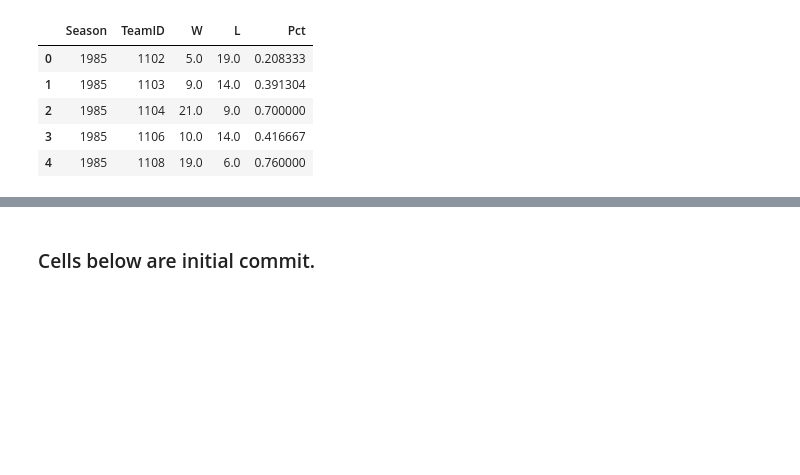
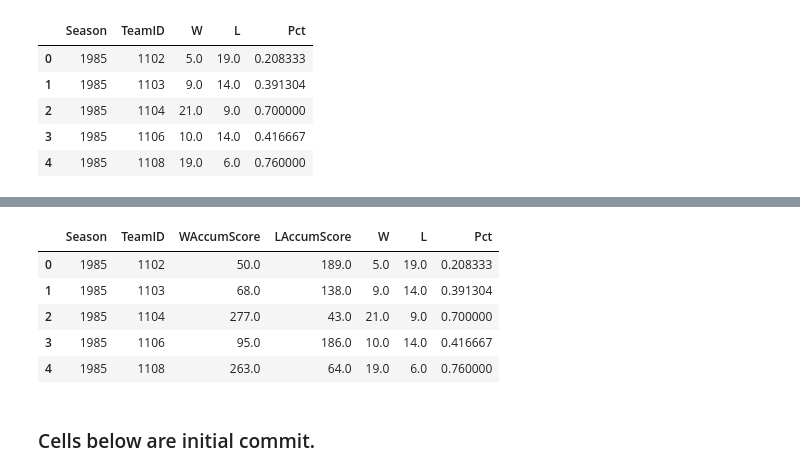
Before and after one commit to yuanjunyi/ncaa, a Jupyter notebook: ncaa.ipynb, the cells around one changed output, grey strips where cells are left out. Cells and saved outputs as stored; diff of their text form; code cells hidden in the pictures; blank space fills up the shorter version.

```diff
--- a/ncaa.ipynb
+++ b/ncaa.ipynb
@@ -167,0 +222,3 @@ df_regular_winning_pct_team.head()
+# %%
+grouped_by_Season_LTeamID = df_regular.groupby(['Season', 'LTeamID'])
+grouped_by_Season_LTeamID.ScoreDiff.apply(np.sum)
@@ -167,0 +243,3 @@ df_regular_winning_pct_team.head()
+# %%
+df_regular_loss_team = grouped_by_Season_LTeamID.ScoreDiff.apply(np.sum).reset_index(name='LAccumScore').rename(columns={'LTeamID':'TeamID'})
+df_regular_loss_team.head()
@@ -167,0 +253,5 @@ df_regular_winning_pct_team.head()
+# %%
+df_regular_winning_margin_team = pd.merge(left=df_regular_win_team,\
+                                          right=df_regular_loss_team,\
+                                          how='outer', on=['Season', 'TeamID'])
+df_regular_winning_margin_team.head()
@@ -168,3 +265,18 @@ df_regular_winning_pct_team.head()
+# %%
+df_regular_winning_margin_team.fillna(value=0, inplace=True)
+# %%
+df_regular_results_team = pd.merge(left=df_regular_winning_margin_team,\
+                                   right=df_regular_winning_pct_team,\
+                                   on=['Season', 'TeamID'],\
+                                   how='inner')
+df_regular_results_team.head()
+# %% [output]
+|  | Season | TeamID | WAccumScore | LAccumScore | W | L | Pct |
+| 0 | 1985 | 1102 | 50.0 | 189.0 | 5.0 | 19.0 | 0.208333 |
+| 1 | 1985 | 1103 | 68.0 | 138.0 | 9.0 | 14.0 | 0.391304 |
+| 2 | 1985 | 1104 | 277.0 | 43.0 | 21.0 | 9.0 | 0.700000 |
+| 3 | 1985 | 1106 | 95.0 | 186.0 | 10.0 | 14.0 | 0.416667 |
+| 4 | 1985 | 1108 | 263.0 | 64.0 | 19.0 | 6.0 | 0.760000 |
 # %% [markdown]
 ### Cells below are initial commit. ###
 # %%
```
Also changed, not shown: parts of 9 cells of this notebook.
